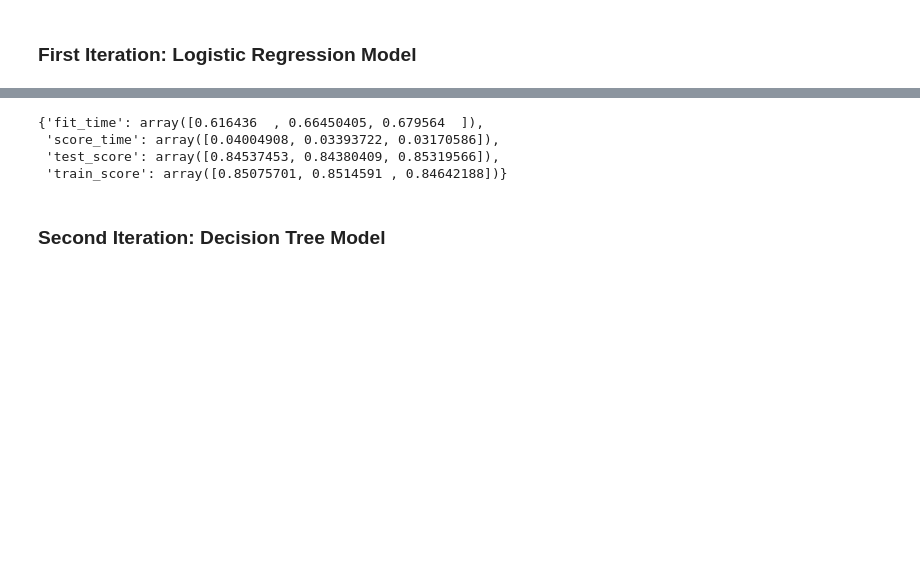
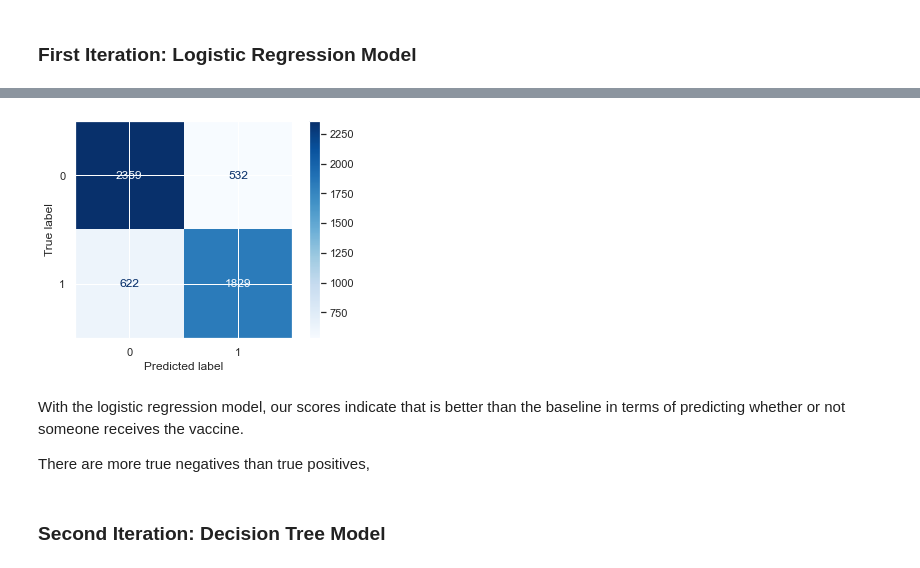
Before and after one commit to toscatle/flu_vaccine_analysis, a Jupyter notebook: flu_vaccine_analysis.ipynb, the cells around one changed output, grey strips where cells are left out. Cells and saved outputs as stored; diff of their text form; code cells hidden in the pictures; blank space fills up the shorter version.

```diff
--- a/flu_vaccine_analysis.ipynb
+++ b/flu_vaccine_analysis.ipynb
@@ -176,11 +206,6 @@ Name: seasonal_vaccine, dtype: float64
 # %%
 #identifying X and y; splitting data into training and testing sets
-X = df.drop([
-    'seasonal_vaccine', 'h1n1_vaccine', 'opinion_h1n1_sick_from_vacc',
-    'opinion_h1n1_risk', 'opinion_h1n1_vacc_effective', 'doctor_recc_h1n1',
-    'h1n1_knowledge', 'h1n1_concern', 'respondent_id'
-],
-            axis=1)
+X = df.drop(['seasonal_vaccine', 'respondent_id'], axis=1)
 y = df['seasonal_vaccine']
 
 X_train, X_test, y_train, y_test = train_test_split(X,
@@ -232,3 +281,5 @@ preprocessor = ColumnTransformer(
 # %%
 clf_logreg = Pipeline(steps=[('preprocessor', preprocessor),
                       ('classifier', LogisticRegression(solver='sag'))])
+# %%
+clf_logreg.fit(X_train, y_train)
@@ -235,10 +340,14 @@ clf_logreg = Pipeline(steps=[('preprocessor', preprocessor),
+# %%
+plot_confusion_matrix(clf_logreg, X_test, y_test, cmap=plt.cm.Blues)
+plt.show()
+# %% [output]
+[figure, added]
 # %%
-cross_validate(clf_logreg, X_train, y_train, scoring='roc_auc', return_train_score=True, cv=3)
+# cross_validate(clf_logreg, X_train, y_train, scoring='roc_auc', return_train_score=True, cv=3)
-# %% [output]
-{'fit_time': array([0.616436  , 0.66450405, 0.679564  ]),
- 'score_time': array([0.04004908, 0.03393722, 0.03170586]),
- 'test_score': array([0.84537453, 0.84380409, 0.85319566]),
- 'train_score': array([0.85075701, 0.8514591 , 0.84642188])}
+# %% [markdown]
+With the logistic regression model, our scores indicate that is better than the baseline in terms of predicting whether or not someone receives the vaccine.
+
+There are more true negatives than true positives,
 # %% [markdown]
 ### Second Iteration: Decision Tree Model
 # %%
```
Also changed, not shown: parts of 20 cells of this notebook.
